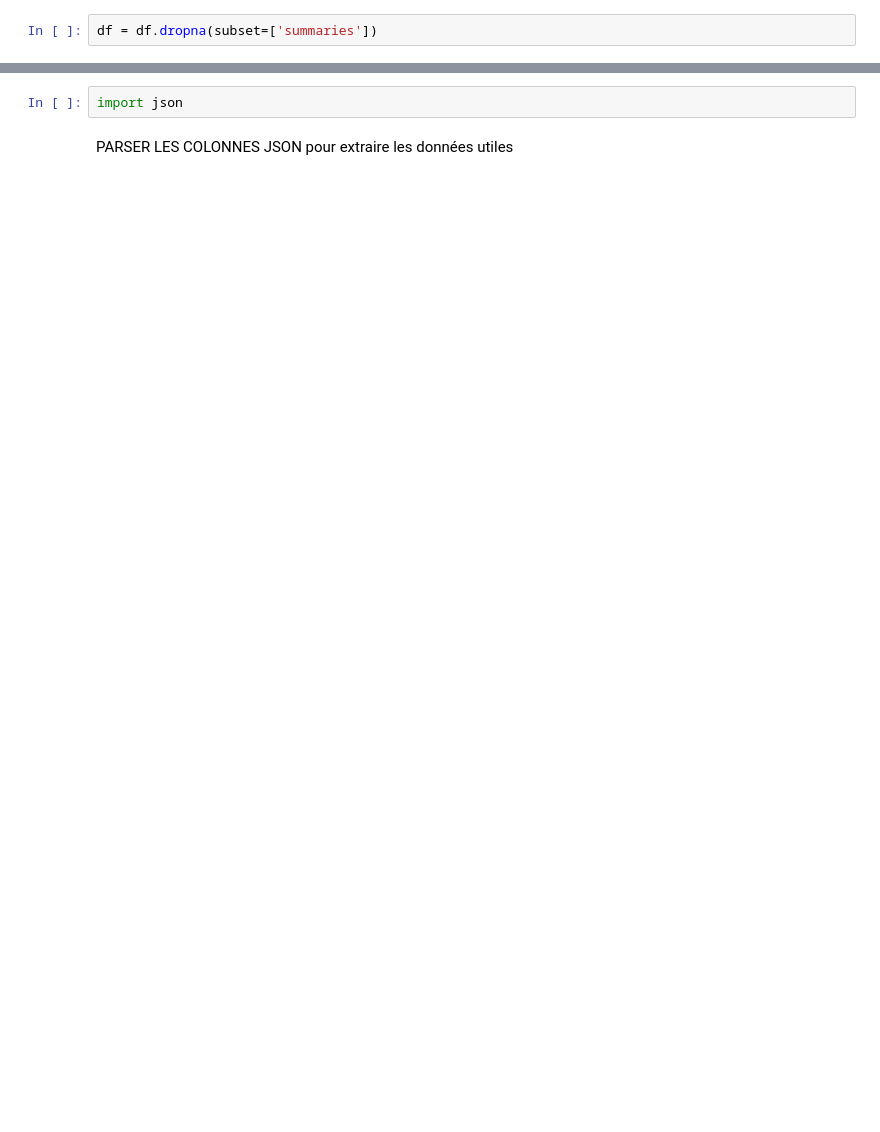
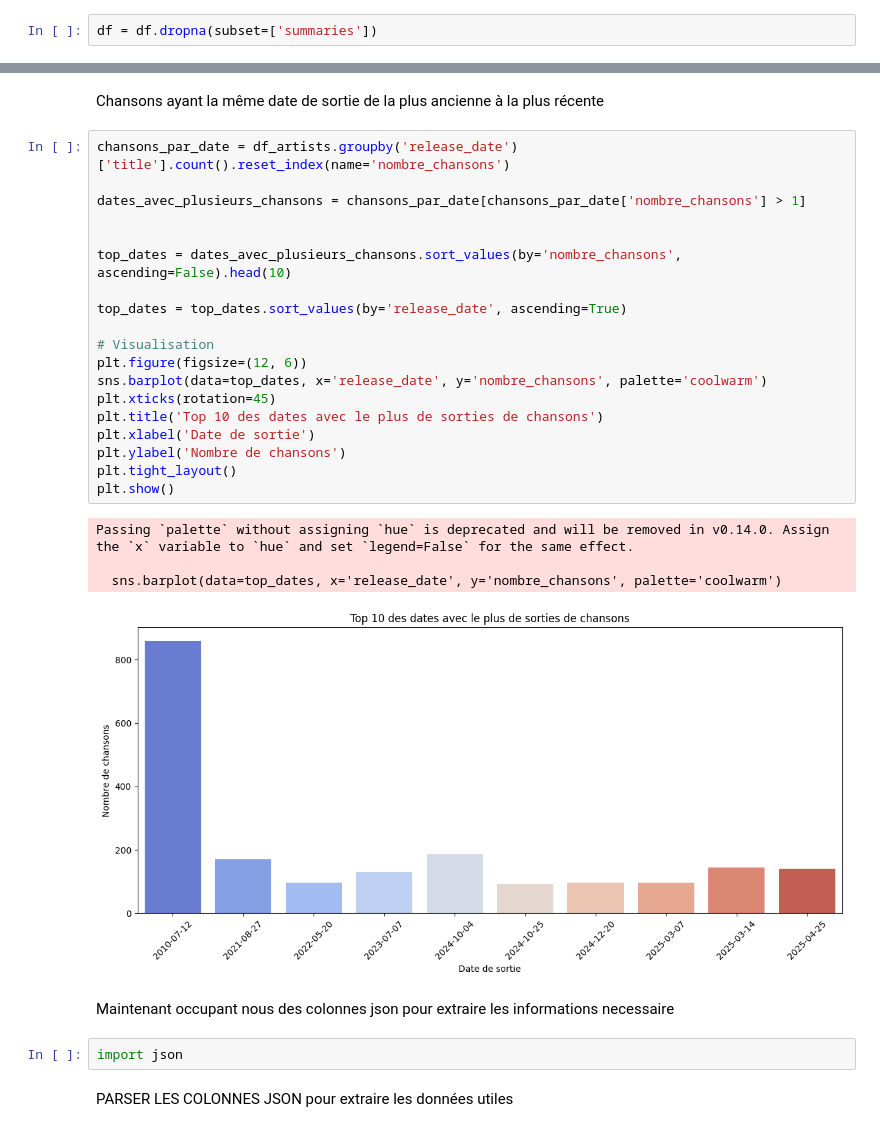
Before and after one commit to Mal-Lem/test_technique, a Jupyter notebook: explore_data.ipynb, the cells around one changed output, grey strips where cells are left out. Drawn from its saved outputs; the diff is of its cells as text; blank space fills up the shorter version.

```diff
--- a/explore_data.ipynb
+++ b/explore_data.ipynb
@@ -116,3 +262,31 @@ df.loc[:, 'year'] = df['release_date'].dt.year
+# %% [markdown]
+Chansons ayant la même date de sortie de la plus ancienne à la plus récente
+# %%
+chansons_par_date = df_artists.groupby('release_date')['title'].count().reset_index(name='nombre_chansons')
+
+dates_avec_plusieurs_chansons = chansons_par_date[chansons_par_date['nombre_chansons'] > 1]
+
+
+top_dates = dates_avec_plusieurs_chansons.sort_values(by='nombre_chansons', ascending=False).head(10)
+
+top_dates = top_dates.sort_values(by='release_date', ascending=True)
+
+# Visualisation
+plt.figure(figsize=(12, 6))
+sns.barplot(data=top_dates, x='release_date', y='nombre_chansons', palette='coolwarm')
+plt.xticks(rotation=45)
+plt.title('Top 10 des dates avec le plus de sorties de chansons')
+plt.xlabel('Date de sortie')
+plt.ylabel('Nombre de chansons')
+plt.tight_layout()
+plt.show()
+# %% [output]
+Passing `palette` without assigning `hue` is deprecated and will be removed in v0.14.0. Assign the `x` variable to `hue` and set `legend=False` for the same effect.
+
+  sns.barplot(data=top_dates, x='release_date', y='nombre_chansons', palette='coolwarm')
+[figure, added]
+# %% [markdown]
+Maintenant occupant nous des colonnes json pour extraire les informations necessaire
 # %%
 import json
 # %% [markdown]
```
Also changed, not shown: parts of 61 cells of this notebook.
